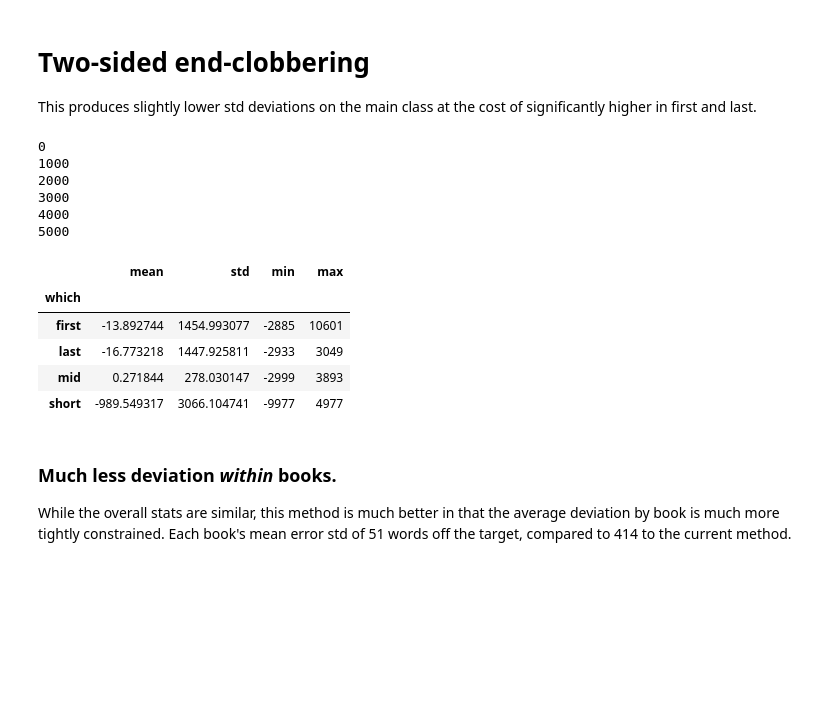
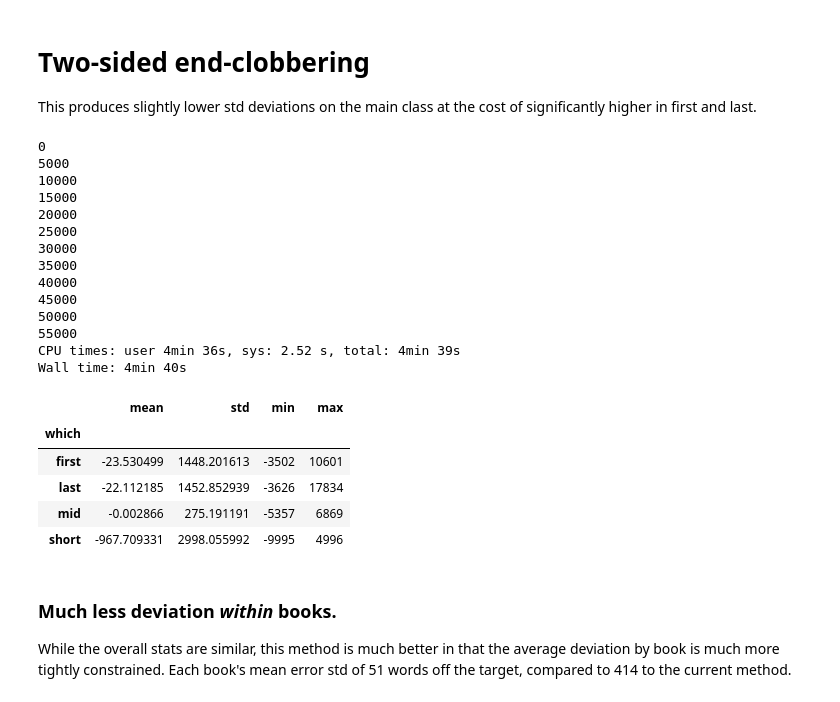
Before and after one commit to htrc/htrc-feature-reader, a Jupyter notebook: examples/Test chunking.ipynb, the cells around one changed output. Cells and saved outputs as stored; diff of their text form; code cells hidden in the pictures; blank space fills up the shorter version.

Commit message:
More chunking tests

```diff
--- a/examples/Test chunking.ipynb
+++ b/examples/Test chunking.ipynb
@@ -152,7 +196,7 @@ def dumb_chunks(page_counts, target = 10000):
 # %%
 
 
-def test_algorithm(algorithm, print_every = False, **kwargs):
+def test_algorithm(algorithm, print_every = 5000, start_from = 0, **kwargs):
     forward = [[] for i in range(3)]
     backward = [[] for i in range(3)]
     mids = []
@@ -164,12 +208,13 @@ def test_algorithm(algorithm, print_every = False, **kwargs):
 
     target = 10000
     vals = []
-    for i, p in enumerate(counts):
+    for i, p in enumerate(counts[start_from:]):
         if print_every and i % print_every == 0:
             print(i)
         try:
             chunks = algorithm(p, **kwargs)
         except:
+            print("error on {}".format(i))
             raise
         v = pd.DataFrame({'chunk':chunks, "words": p}).groupby('chunk')['words']\
         .agg(['sum', 'count'])['sum']
@@ -184,0 +234,9 @@ def test_algorithm(algorithm, print_every = False, **kwargs):
+# %%
+all_strategies = []
+# %%
+%%time
+
+x = test_algorithm(dumb_chunks, target = 10000)
+x.groupby('which')['error'].agg(['mean', 'std', 'min', 'max'])
+x['strategy'] = 'Dumb modulo'
+all_strategies.append(x)
@@ -186,3 +259,9 @@ def test_algorithm(algorithm, print_every = False, **kwargs):
 # Current strategy
 
 The current strategy isn't bad.
+# %%
+%%time
+
+x = test_algorithm(current_scheme, start_from = 0, chunk_target = 10000, overflow_strategy="even", print_every = 5000)
+x['strategy'] = 'Current even'
+all_strategies.append(x)
@@ -219,21 +299,33 @@ Name: error, dtype: float64
 
 This produces slightly lower std deviations on the main class at the cost of significantly higher in first and last.
 # %%
-x = test_algorithm(end_chunks, target = 10000, even = False, two_sided = True, procrastinate = False, print_every = 1000)
+%%time
+
+x = test_algorithm(end_chunks, target = 10000, even = False, two_sided = True, procrastinate = False, print_every = 5000)
+x['strategy'] = 'Two-sided clobber ends'
+all_strategies.append(x)
 x.groupby('which')['error'].agg(['mean', 'std', 'min', 'max'])
 # %% [output]
 0
-1000
-2000
-3000
-4000
 5000
+10000
+15000
+20000
+25000
+30000
+35000
+40000
+45000
+50000
+55000
+CPU times: user 4min 36s, sys: 2.52 s, total: 4min 39s
+Wall time: 4min 40s
 |  | mean | std | min | max |
 | which |  |  |  |  |
-| first | -13.892744 | 1454.993077 | -2885 | 10601 |
-| last | -16.773218 | 1447.925811 | -2933 | 3049 |
-| mid | 0.271844 | 278.030147 | -2999 | 3893 |
-| short | -989.549317 | 3066.104741 | -9977 | 4977 |
+| first | -23.530499 | 1448.201613 | -3502 | 10601 |
+| last | -22.112185 | 1452.852939 | -3626 | 17834 |
+| mid | -0.002866 | 275.191191 | -5357 | 6869 |
+| short | -967.709331 | 2998.055992 | -9995 | 4996 |
 # %% [markdown]
 ### Much less deviation *within* books.
 
```
Also changed, not shown: parts of 23 cells of this notebook.
